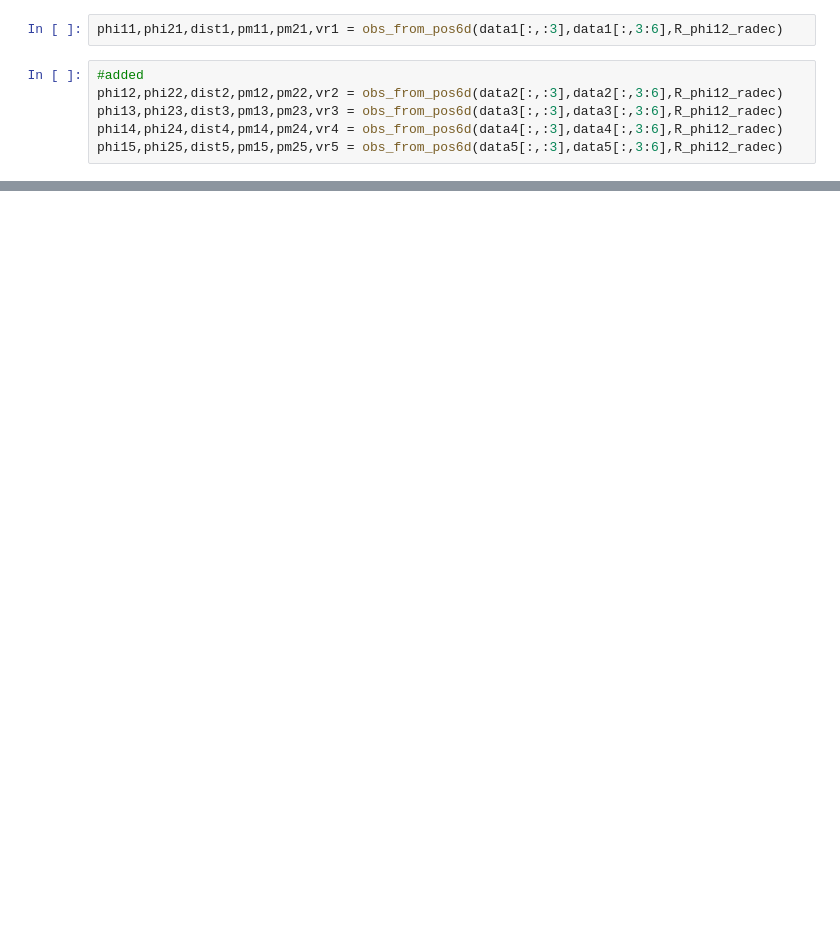
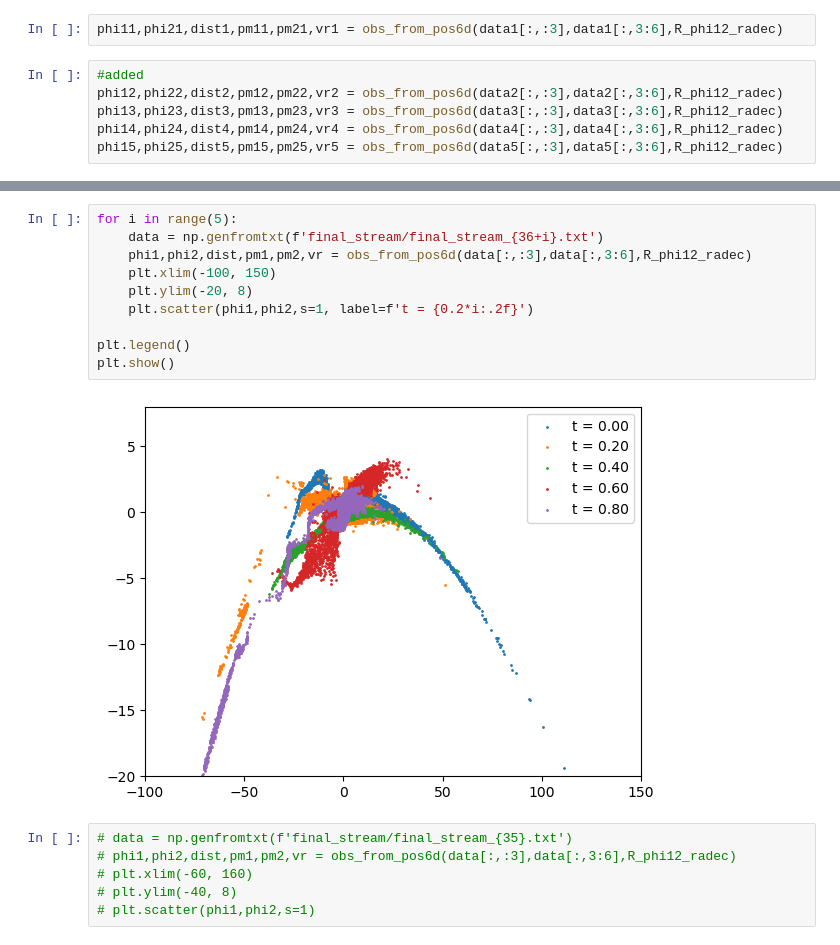
Before and after one commit to RutongPei/SBI-streameeeee, a Jupyter notebook: sims/observables.ipynb, the cells around one changed output, grey strips where cells are left out. Saved outputs shown, nothing was run; the diff lists cells and outputs as text; blank space fills up the shorter version.

```diff
--- a/sims/observables.ipynb
+++ b/sims/observables.ipynb
@@ -38,0 +50,18 @@ plt.scatter(phi15,phi25,s=1)
+# %%
+for i in range(5):
+    data = np.genfromtxt(f'final_stream/final_stream_{36+i}.txt')
+    phi1,phi2,dist,pm1,pm2,vr = obs_from_pos6d(data[:,:3],data[:,3:6],R_phi12_radec)
+    plt.xlim(-100, 150)
+    plt.ylim(-20, 8)
+    plt.scatter(phi1,phi2,s=1, label=f't = {0.2*i:.2f}')
+
+plt.legend()
+plt.show()
+# %% [output]
+[figure, added]
+# %%
+# data = np.genfromtxt(f'final_stream/final_stream_{35}.txt')
+# phi1,phi2,dist,pm1,pm2,vr = obs_from_pos6d(data[:,:3],data[:,3:6],R_phi12_radec)
+# plt.xlim(-60, 160)
+# plt.ylim(-40, 8)
+# plt.scatter(phi1,phi2,s=1)
```
Also changed, not shown: parts of 2 cells of this notebook, 1 other file.
